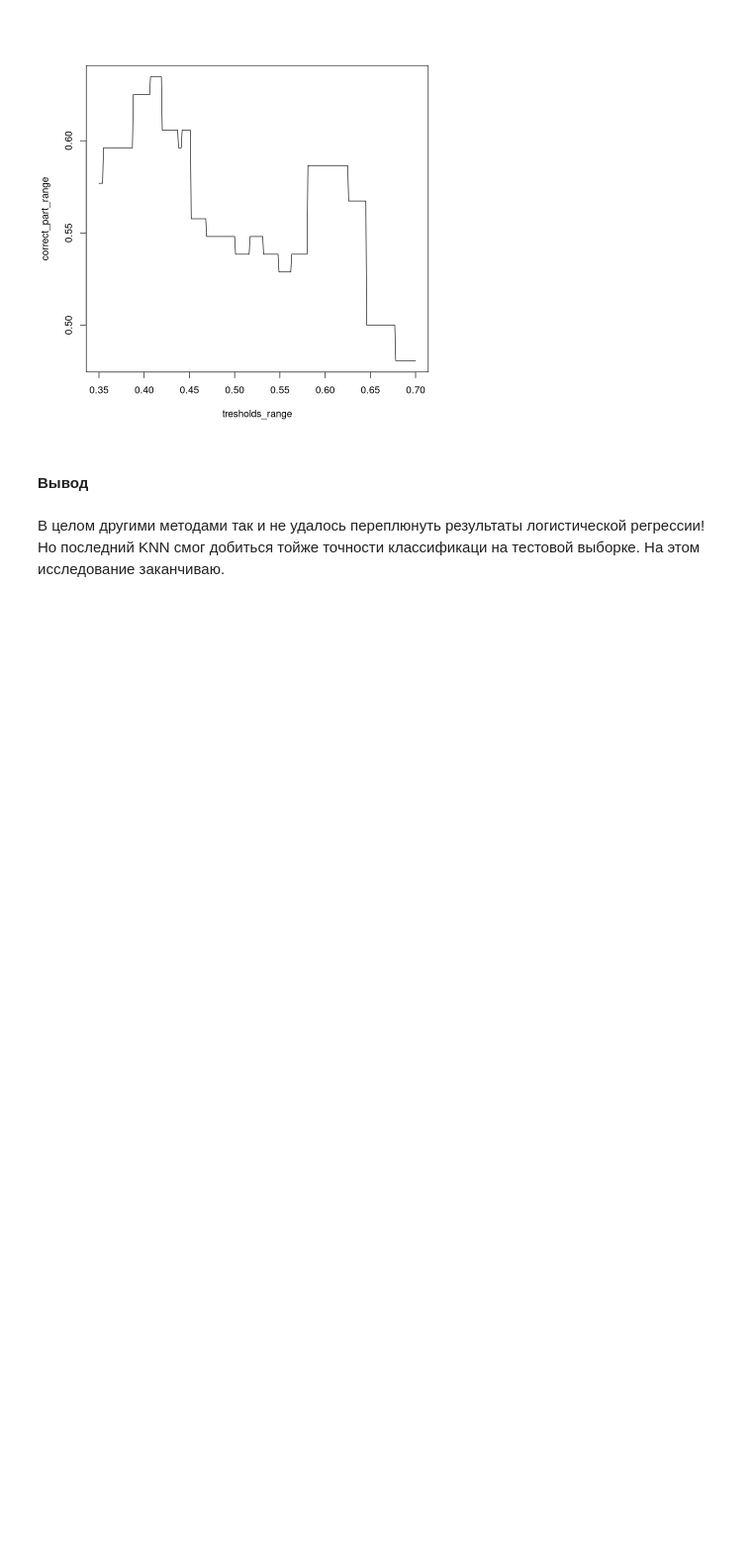
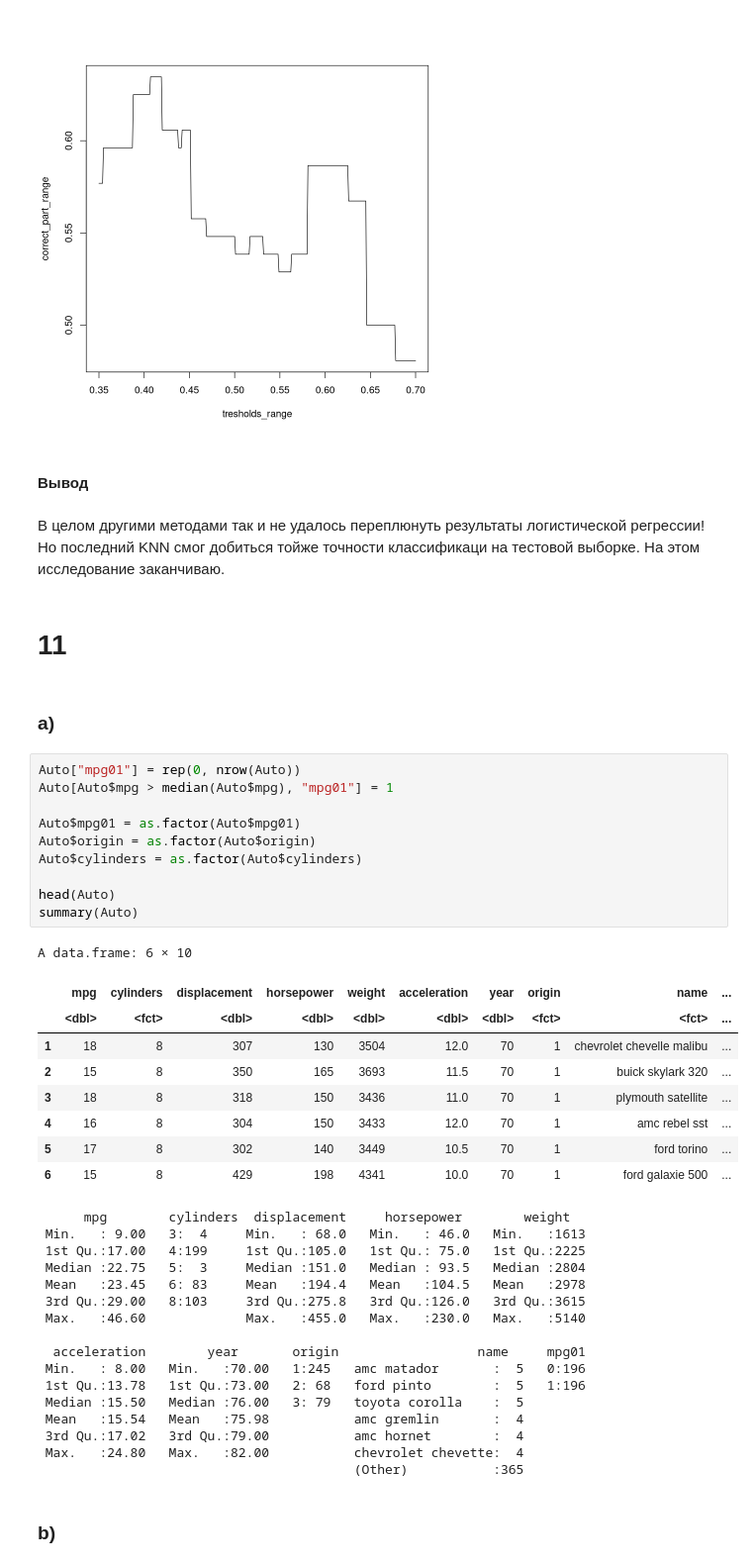
Before and after one commit to Dranikf/Intro_to_stat_learning, a Jupyter notebook: chapter4/exercise.ipynb, the cells around one changed output. Shown at 99% size. Saved outputs shown, nothing was run; the diff lists cells and outputs as text; blank space fills up the shorter version.

```diff
--- a/chapter4/exercise.ipynb
+++ b/chapter4/exercise.ipynb
@@ -588,3 +597,45 @@ plot(tresholds_range, correct_part_range, type = "l")
 #### Вывод
 # %% [markdown]
 В целом другими методами так и не удалось переплюнуть результаты логистической регрессии! Но последний KNN смог добиться тойже точности классификаци на тестовой выборке. На этом исследование заканчиваю.
+# %% [markdown]
+# 11
+# %% [markdown]
+### a)
+# %%
+Auto["mpg01"] = rep(0, nrow(Auto))
+Auto[Auto$mpg > median(Auto$mpg), "mpg01"] = 1
+
+Auto$mpg01 = as.factor(Auto$mpg01)
+Auto$origin = as.factor(Auto$origin)
+Auto$cylinders = as.factor(Auto$cylinders)
+
+head(Auto)
+summary(Auto)
+# %% [output]
+A data.frame: 6 × 10
+|  | mpg | cylinders | displacement | horsepower | weight | acceleration | year | origin | name | ... |
+|  | <dbl> | <fct> | <dbl> | <dbl> | <dbl> | <dbl> | <dbl> | <fct> | <fct> | ... |
+| 1 | 18 | 8 | 307 | 130 | 3504 | 12.0 | 70 | 1 | chevrolet chevelle malibu | ... |
+| 2 | 15 | 8 | 350 | 165 | 3693 | 11.5 | 70 | 1 | buick skylark 320 | ... |
+| 3 | 18 | 8 | 318 | 150 | 3436 | 11.0 | 70 | 1 | plymouth satellite | ... |
+| 4 | 16 | 8 | 304 | 150 | 3433 | 12.0 | 70 | 1 | amc rebel sst | ... |
+| 5 | 17 | 8 | 302 | 140 | 3449 | 10.5 | 70 | 1 | ford torino | ... |
+| 6 | 15 | 8 | 429 | 198 | 4341 | 10.0 | 70 | 1 | ford galaxie 500 | ... |
+      mpg        cylinders  displacement     horsepower        weight
+ Min.   : 9.00   3:  4     Min.   : 68.0   Min.   : 46.0   Min.   :1613
+ 1st Qu.:17.00   4:199     1st Qu.:105.0   1st Qu.: 75.0   1st Qu.:2225
+ Median :22.75   5:  3     Median :151.0   Median : 93.5   Median :2804
+ Mean   :23.45   6: 83     Mean   :194.4   Mean   :104.5   Mean   :2978
+ 3rd Qu.:29.00   8:103     3rd Qu.:275.8   3rd Qu.:126.0   3rd Qu.:3615
+ Max.   :46.60             Max.   :455.0   Max.   :230.0   Max.   :5140
+
+  acceleration        year       origin                  name     mpg01
+ Min.   : 8.00   Min.   :70.00   1:245   amc matador       :  5   0:196
+ 1st Qu.:13.78   1st Qu.:73.00   2: 68   ford pinto        :  5   1:196
+ Median :15.50   Median :76.00   3: 79   toyota corolla    :  5
+ Mean   :15.54   Mean   :75.98           amc gremlin       :  4
+ 3rd Qu.:17.02   3rd Qu.:79.00           amc hornet        :  4
+ Max.   :24.80   Max.   :82.00           chevrolet chevette:  4
+                                         (Other)           :365
+# %% [markdown]
+### b)
```
Also changed, not shown: parts of 28 cells of this notebook.
